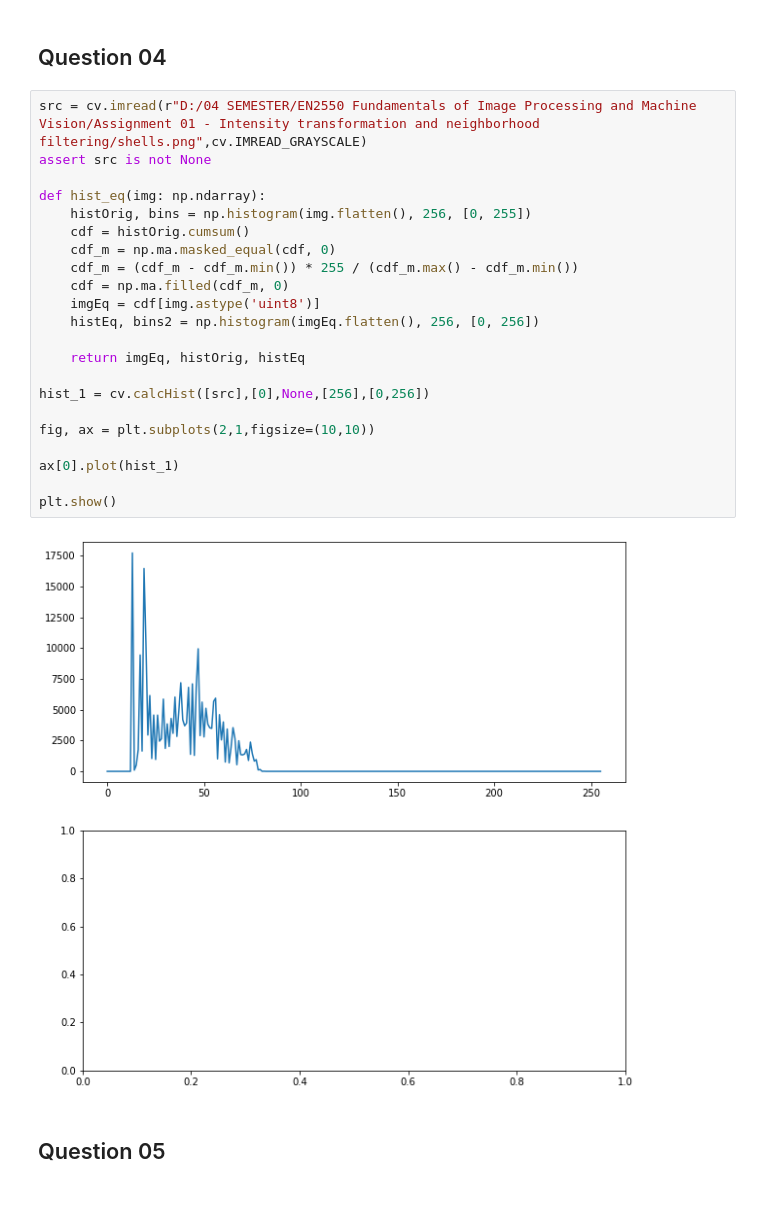
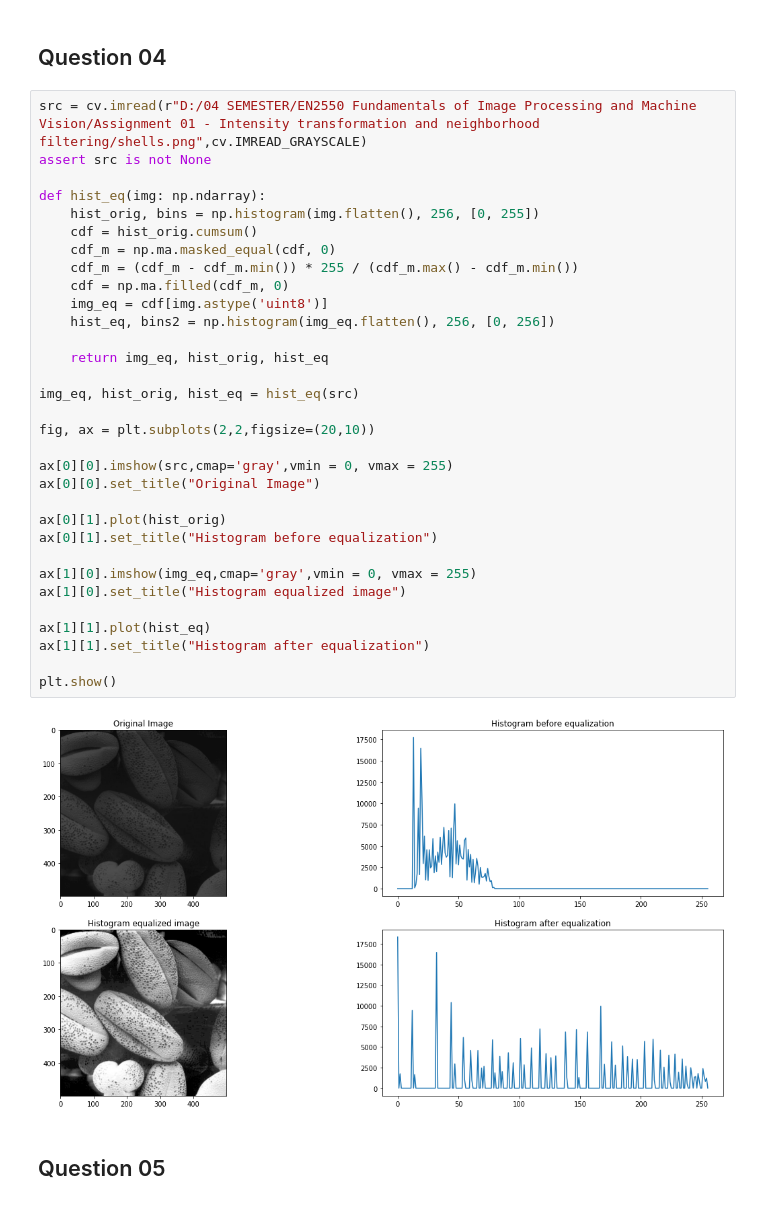
Before and after one commit to shivankapriyashan/EN2250-Fundamentals-of-Image-Processing-and-Machine-Vision, a Jupyter notebook: Assignment_01/Assignment 01 - Intensity transformations and neighborhood filtering.ipynb, the cells around one changed output. Cells and saved outputs as stored; diff of their text form.

```diff
--- a/Assignment_01/Assignment 01 - Intensity transformations and neighborhood filtering.ipynb
+++ b/Assignment_01/Assignment 01 - Intensity transformations and neighborhood filtering.ipynb
@@ -170,27 +170,37 @@ plt.show()
 # %%
 src = cv.imread(r"D:/04 SEMESTER/EN2550 Fundamentals of Image Processing and Machine Vision/Assignment 01 - Intensity transformation and neighborhood filtering/shells.png",cv.IMREAD_GRAYSCALE)
 assert src is not None
 
 def hist_eq(img: np.ndarray):
-    histOrig, bins = np.histogram(img.flatten(), 256, [0, 255])
-    cdf = histOrig.cumsum()
+    hist_orig, bins = np.histogram(img.flatten(), 256, [0, 255])
+    cdf = hist_orig.cumsum()
     cdf_m = np.ma.masked_equal(cdf, 0)
     cdf_m = (cdf_m - cdf_m.min()) * 255 / (cdf_m.max() - cdf_m.min())
     cdf = np.ma.filled(cdf_m, 0)
-    imgEq = cdf[img.astype('uint8')]
-    histEq, bins2 = np.histogram(imgEq.flatten(), 256, [0, 256])
+    img_eq = cdf[img.astype('uint8')]
+    hist_eq, bins2 = np.histogram(img_eq.flatten(), 256, [0, 256])
 
-    return imgEq, histOrig, histEq
+    return img_eq, hist_orig, hist_eq
 
-hist_1 = cv.calcHist([src],[0],None,[256],[0,256])
+img_eq, hist_orig, hist_eq = hist_eq(src)
 
-fig, ax = plt.subplots(2,1,figsize=(10,10))
+fig, ax = plt.subplots(2,2,figsize=(20,10))
 
-ax[0].plot(hist_1)
+ax[0][0].imshow(src,cmap='gray',vmin = 0, vmax = 255)
+ax[0][0].set_title("Original Image")
+
+ax[0][1].plot(hist_orig)
+ax[0][1].set_title("Histogram before equalization")
+
+ax[1][0].imshow(img_eq,cmap='gray',vmin = 0, vmax = 255)
+ax[1][0].set_title("Histogram equalized image")
+
+ax[1][1].plot(hist_eq)
+ax[1][1].set_title("Histogram after equalization")
 
 plt.show()
 # %% [output]
-[figure, old version]
+[figure, new version]
 # %% [markdown]
 ## Question 05
 # %%
```
Also changed, not shown: parts of 4 cells of this notebook.
